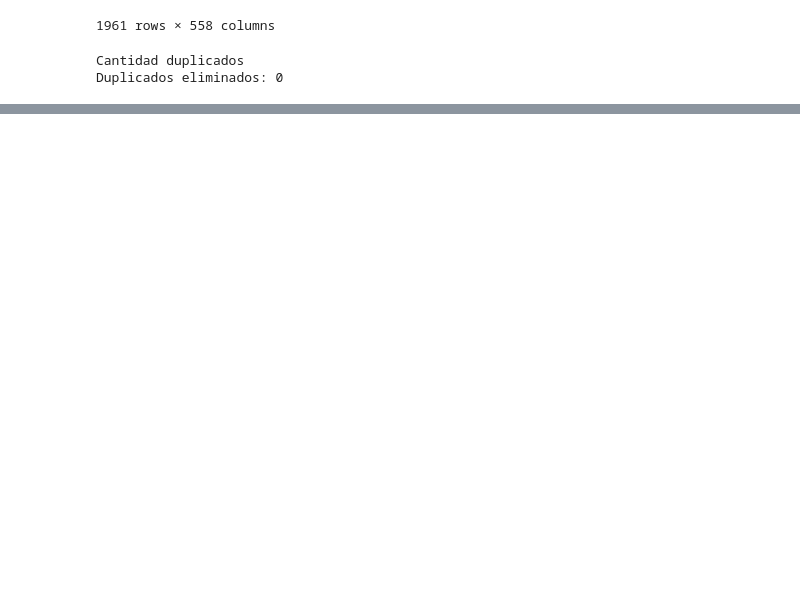
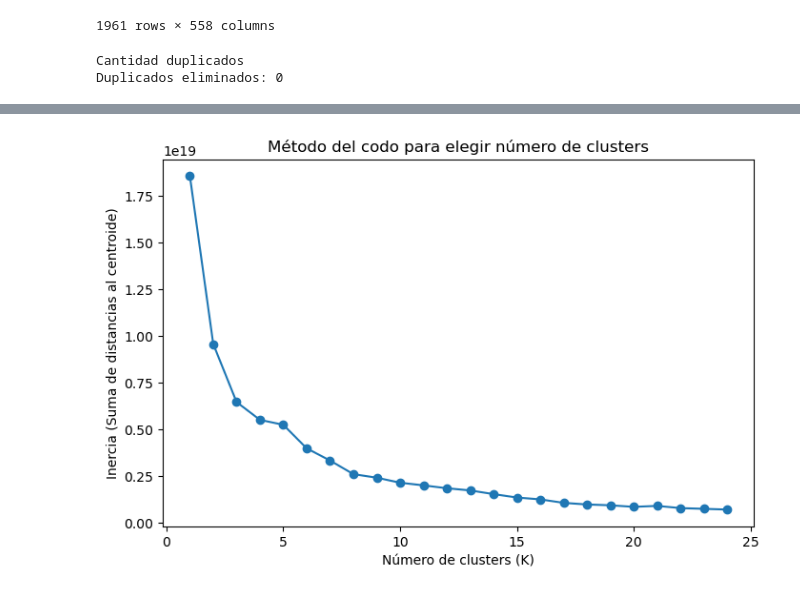
Before and after one commit to PabloSHerrera/Proyecto-2-DS, a Jupyter notebook: proyecto 2 DS.ipynb, the cells around one changed output, grey strips where cells are left out. Saved outputs shown, nothing was run; the diff lists cells and outputs as text; code cells hidden in the pictures; blank space fills up the shorter version.

Commit message:
Add files via upload
Separación por Grupos con algoritmo Kmeans

```diff
--- a/proyecto 2 DS.ipynb
+++ b/proyecto 2 DS.ipynb
@@ -216,0 +151,31 @@ Ejemplos de pares con alta correlación (keep_col vs drop_col):
+# %%
+"""
+La idea ahora es hacer que las variables estén en las filas
+para poder aplicar Kmeans
+y agrupar variables que se parecen entre sí en su evolucion temporal
+"""
+import matplotlib.pyplot as plt
+from sklearn.cluster import KMeans
+
+matriz = data.to_numpy()
+matrizTranspuesta = matriz.T
+
+# Lista para guardar las inercias
+inertias = []
+
+# Probar distintos valores de K
+K_range = range(1, 25)  # de 1 a 10 clusters
+for k in K_range:
+    kmeans = KMeans(n_clusters=k, random_state=42, n_init="auto")
+    kmeans.fit(matrizTranspuesta)
+    inertias.append(kmeans.inertia_)
+
+# Graficar el método del codo
+plt.figure(figsize=(8,5))
+plt.plot(K_range, inertias, marker='o')
+plt.title("Método del codo para elegir número de clusters")
+plt.xlabel("Número de clusters (K)")
+plt.ylabel("Inercia (Suma de distancias al centroide)")
+plt.show()
+# %% [output]
+[figure, added]
```
Also changed, not shown: parts of 22 cells of this notebook.
